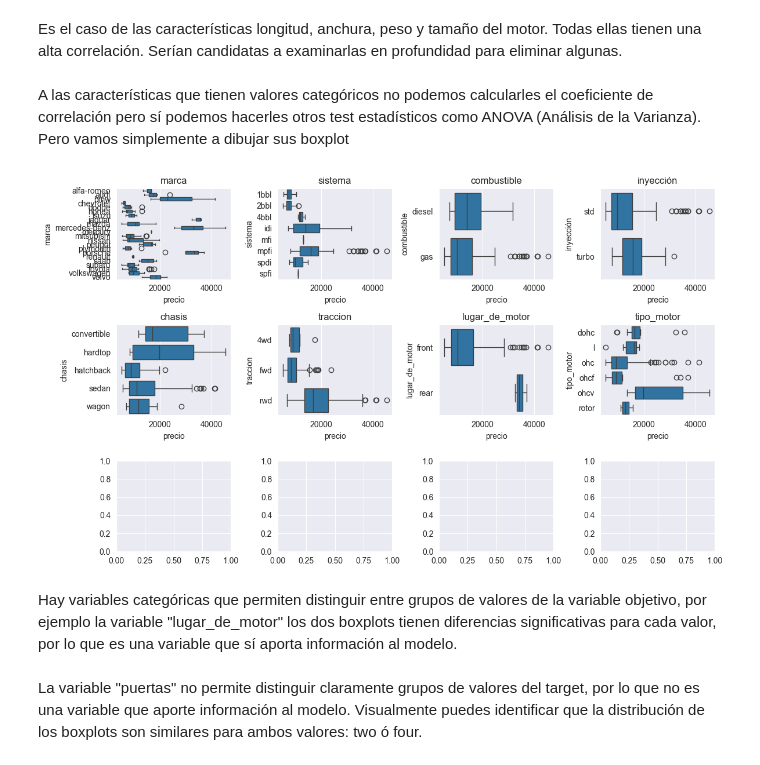
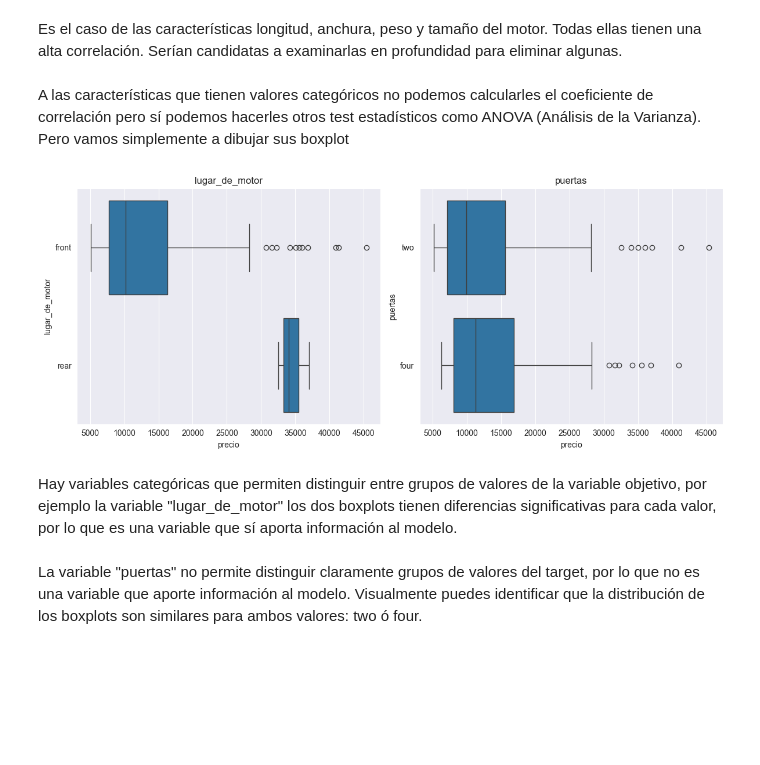
Before and after one commit to SamuehFDEZ/MachineLearning, a Jupyter notebook: saa/U2/u02_p03_a2_reglin_SAM_ART_LOP.ipynb, the cells around one changed output. Drawn from its saved outputs; the diff is of its cells as text; code cells hidden in the pictures; blank space fills up the shorter version.

```diff
--- a/saa/U2/u02_p03_a2_reglin_SAM_ART_LOP.ipynb
+++ b/saa/U2/u02_p03_a2_reglin_SAM_ART_LOP.ipynb
@@ -27,7 +27,7 @@ import numpy as np
 import matplotlib.pyplot as plt
 
 columnas = ['symboling', 'perdidas_normal', 'marca', 'combustible', 'inyección',
-            'puertas', 'chasis', 'traccion', 'lugar_de_motor', 'potencia_base',
+            'puertas', 'chasis', 'tracción', 'lugar_de_motor', 'potencia_base',
             'longitud', 'anchura', 'altura', 'peso', 'tipo_motor',
             'cilindros', 'tamaño_motor', 'sistema', 'calibre', 'ataque',
             'ratio_compresion', 'potencia_cv', 'max_rpm', 'consumo_carretera', 'consumo_ciudad',
@@ -44,7 +44,7 @@ tengan un tipo numérico (intX y floatX) serán categóricas de una u otra forma
 # Valores ausentes y columnas categóricas
 print("========== Valores ausentes:\n", autos.isna().sum())
 
-cols_categoricas = ["marca", "sistema", "combustible", "inyección", "chasis", "traccion", "lugar_de_motor", "tipo_motor"]
+cols_categoricas = ["marca", "sistema", "combustible", "inyección", "chasis", "tracción", "lugar_de_motor", "tipo_motor"]
 
 autos[cols_categoricas] = autos[cols_categoricas].astype("category")
 
@@ -203,17 +203,26 @@ A las características que tienen valores categóricos no podemos calcularles el
 correlación pero sí podemos hacerles otros test estadísticos como ANOVA (Análisis de la Varianza). Pero
 vamos simplemente a dibujar sus boxplot
 # %%
-# Gráficos boxplot de categoricas con el target
+# Definir columnas categóricas
+cols_categoricas = ["lugar_de_motor", "puertas"]  # Agrega las que correspondan
+
 n_categoricas = len(cols_categoricas)
-fig, ejes = plt.subplots(n_categoricas // 4 + 1, 4, figsize=(12, 7))
-ejes = ejes.flatten()
+filas = math.ceil(n_categoricas / 2)  # Ajustar a 2 columnas para una mejor visualización
+fig, ejes = plt.subplots(filas, 2, figsize=(12, 5 * filas))  # Tamaño adaptable
+ejes = ejes.flatten()  # Aplanar la matriz de ejes
+
 for i, col in enumerate(cols_categoricas):
     sns.boxplot(data=autos, x="precio", y=col, ax=ejes[i])
     ejes[i].set_title(col)
+
+# Ocultar gráficos vacíos si hay menos subplots de los generados
+for j in range(i + 1, len(ejes)):
+    fig.delaxes(ejes[j])
+
 plt.tight_layout()
 plt.show()
 # %% [output]
-[figure, old version]
+[figure, new version]
 # %% [markdown]
 Hay variables categóricas que permiten distinguir entre grupos de valores de la variable objetivo, por
 ejemplo la variable "lugar_de_motor" los dos boxplots tienen diferencias significativas para cada valor,
```
Also changed, not shown: parts of 13 cells of this notebook, 1 other file.
